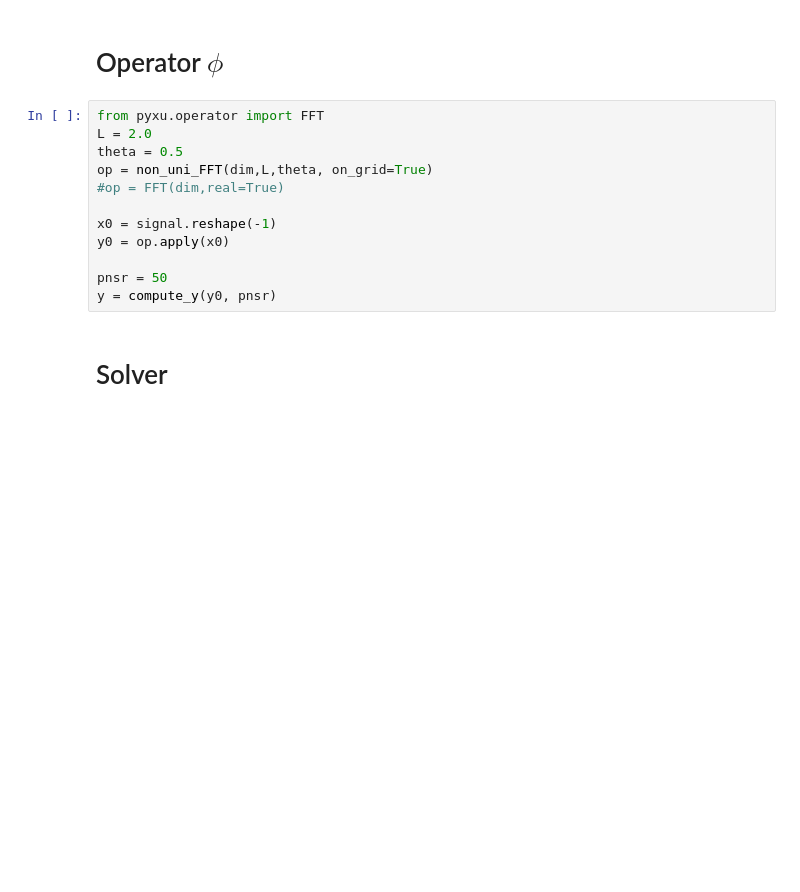
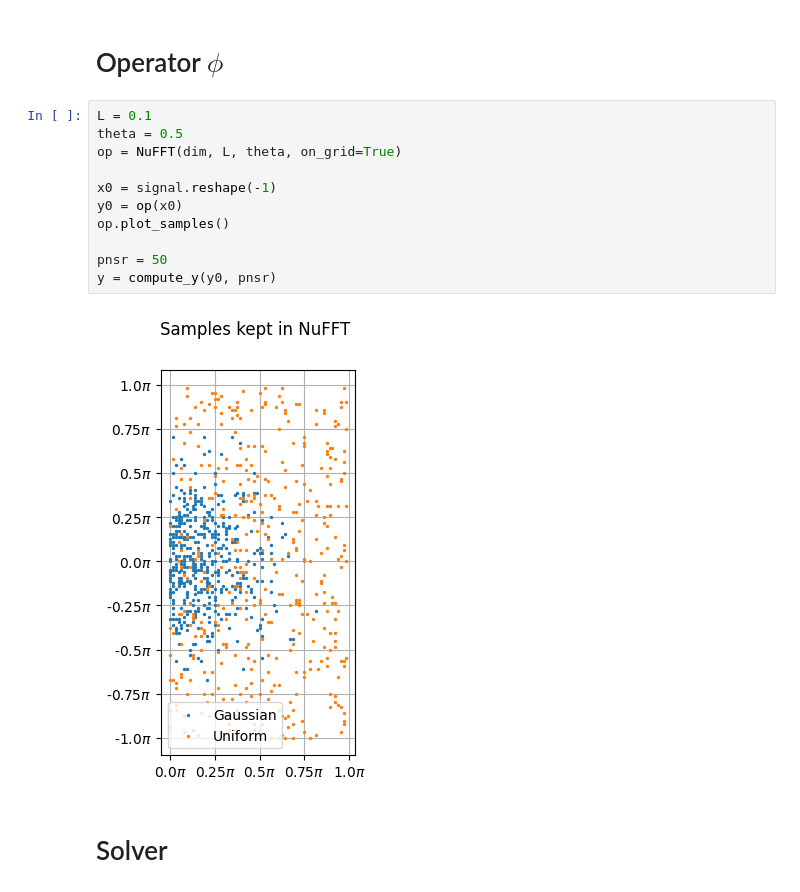
Before and after one commit to vacostaepfl/L1-L2, a Jupyter notebook: main.ipynb, the cells around one changed output. Saved outputs shown, nothing was run; the diff lists cells and outputs as text; blank space fills up the shorter version.

```diff
--- a/main.ipynb
+++ b/main.ipynb
@@ -34,17 +33,18 @@ plot_signal(sparse_signal,smooth_signal)
 # %% [markdown]
 # Operator $\phi$
 # %%
-from pyxu.operator import FFT
-L = 2.0
+L = 0.1
 theta = 0.5
-op = non_uni_FFT(dim,L,theta, on_grid=True)
-#op = FFT(dim,real=True)
+op = NuFFT(dim, L, theta, on_grid=True)
 
 x0 = signal.reshape(-1)
-y0 = op.apply(x0)
+y0 = op(x0)
+op.plot_samples()
 
 pnsr = 50
 y = compute_y(y0, pnsr)
+# %% [output]
+[figure, added]
 # %% [markdown]
 # Solver
 # %%
```
Also changed, not shown: parts of 4 cells of this notebook, 4 other files.
